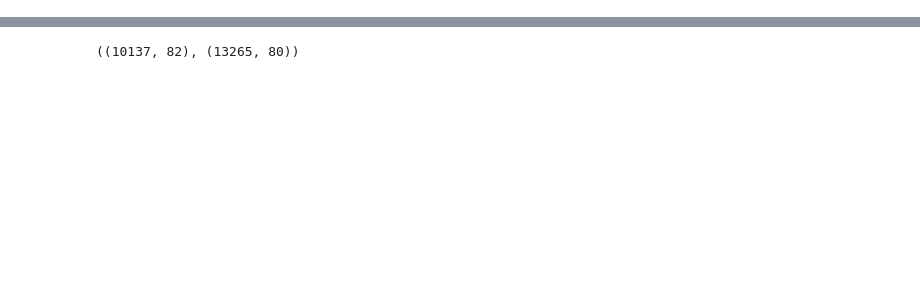
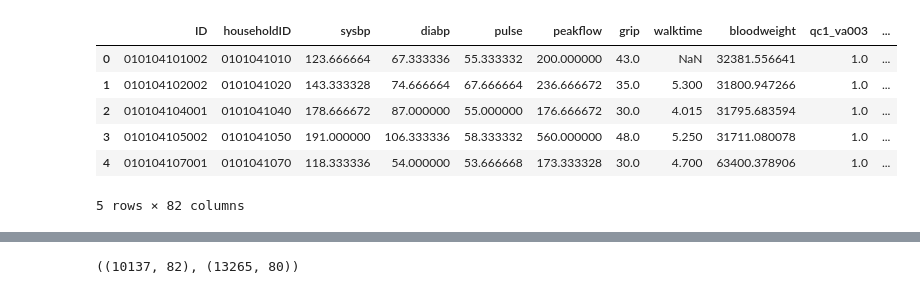
Before and after one commit to FoeinLove/DKU, a Jupyter notebook: task.ipynb, the cells around one changed output, grey strips where cells are left out. Cells and saved outputs as stored; diff of their text form; code cells hidden in the pictures; blank space fills up the shorter version.

```diff
--- a/task.ipynb
+++ b/task.ipynb
@@ -1,5 +1,15 @@
 # %%
 import pandas as pd
 # %%
-d11 = pd.read_stata('Data_set_and_relevant_documents/CHARLS_Age_Prediction_2011_Master_age.dta')
-d15 = pd.read_stata('Data_set_and_relevant_documents/CHARLS_Age_Prediction_2015_Master_age.dta')
+d11 = pd.read_stata('CHARLS_Age_Prediction_2011_Master_age.dta')
+d15 = pd.read_stata('CHARLS_Age_Prediction_2015_Master_age.dta')
+# %%
+d11.head()
+# %% [output]
+|  | ID | householdID | sysbp | diabp | pulse | peakflow | grip | walktime | bloodweight | qc1_va003 | ... |
+| 0 | 010104101002 | 0101041010 | 123.666664 | 67.333336 | 55.333332 | 200.000000 | 43.0 | NaN | 32381.556641 | 1.0 | ... |
+| 1 | 010104102002 | 0101041020 | 143.333328 | 74.666664 | 67.666664 | 236.666672 | 35.0 | 5.300 | 31800.947266 | 1.0 | ... |
+| 2 | 010104104001 | 0101041040 | 178.666672 | 87.000000 | 55.000000 | 176.666672 | 30.0 | 4.015 | 31795.683594 | 1.0 | ... |
+| 3 | 010104105002 | 0101041050 | 191.000000 | 106.333336 | 58.333332 | 560.000000 | 48.0 | 5.250 | 31711.080078 | 1.0 | ... |
+| 4 | 010104107001 | 0101041070 | 118.333336 | 54.000000 | 53.666668 | 173.333328 | 30.0 | 4.700 | 63400.378906 | 1.0 | ... |
+5 rows × 82 columns
```
Also changed, not shown: parts of 15 cells of this notebook, 3 other files.
